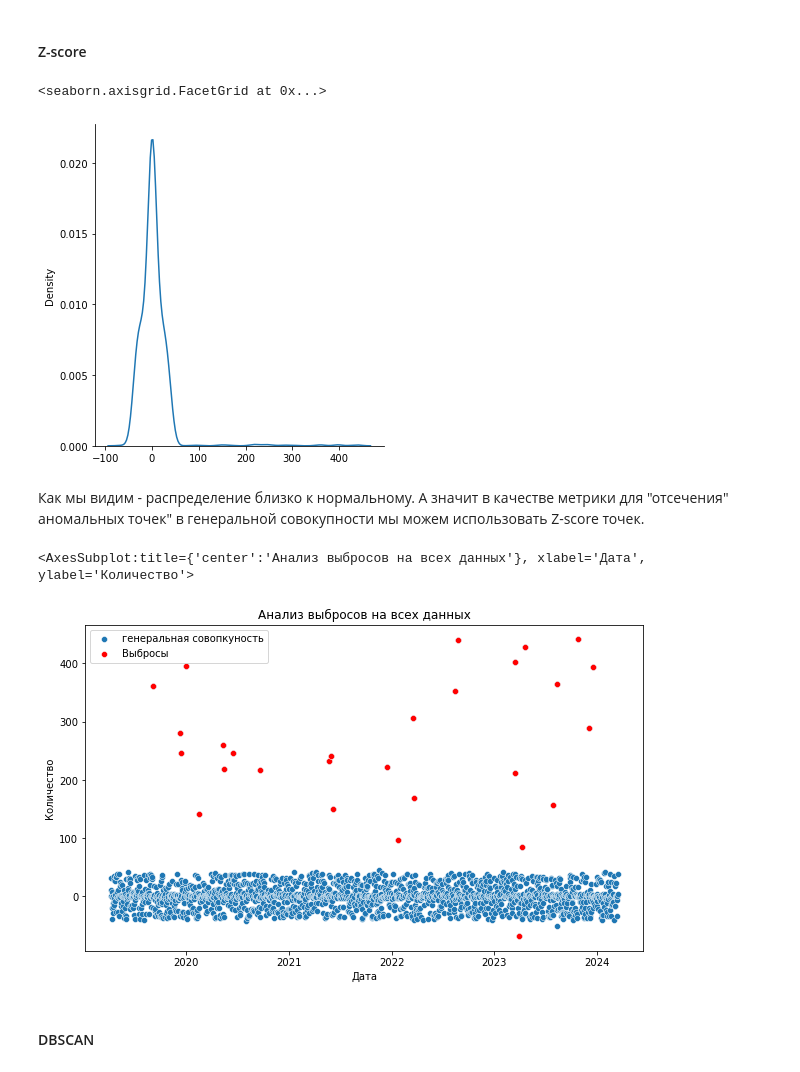
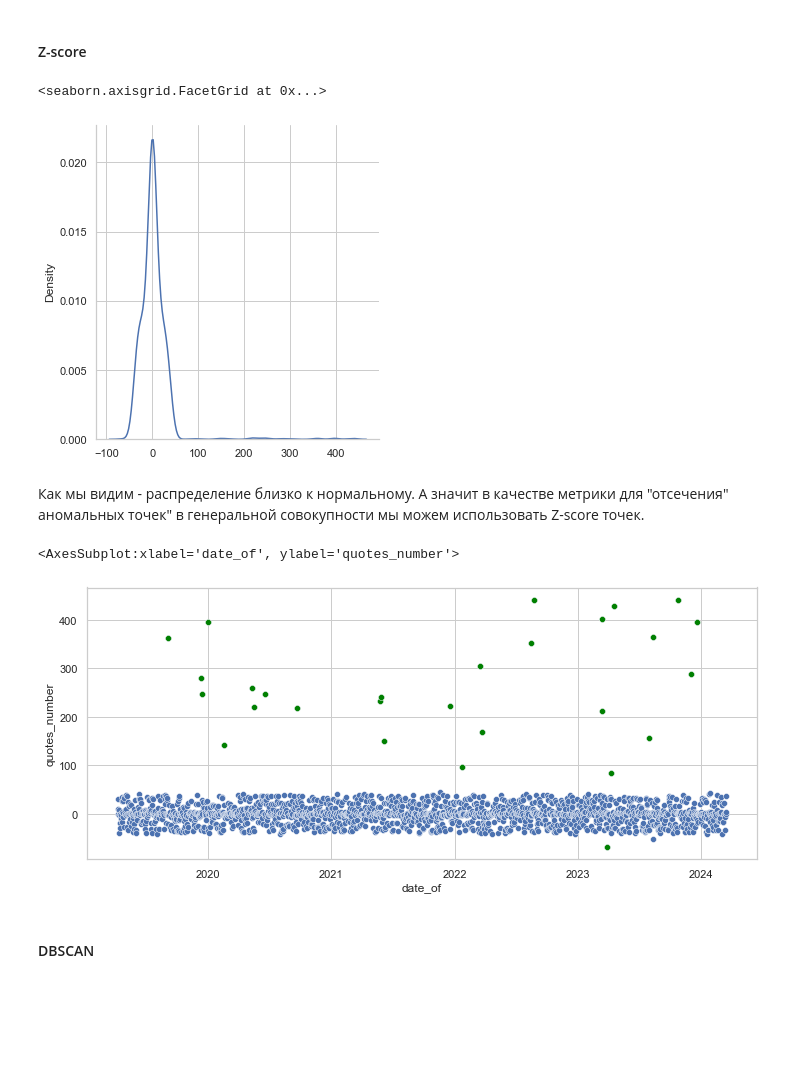
Before and after one commit to MaximIgitov/cup_it_24, a Jupyter notebook: DublicatesVersion.ipynb, the cells around one changed output. Cells and saved outputs as stored; diff of their text form; code cells hidden in the pictures; blank space fills up the shorter version.

```diff
--- a/DublicatesVersion.ipynb
+++ b/DublicatesVersion.ipynb
@@ -132,0 +128,9 @@ data_real_sum_indexes.plot(figsize = (15, 5))
+# %%
+sns.set(style="whitegrid")
+plt.figure(figsize = (15, 6))
+sns.lineplot(data=data_real_sum_indexes, color = sns.color_palette("Greens")[3])
+plt.title('Количество индексов по дням')
+plt.xlabel('Дата')
+plt.ylabel('Количество индексов')
+plt.xlim(data_real_sum_indexes.index[0], data_real_sum_indexes.index[-1])
+plt.show()
@@ -185,0 +197,9 @@ data_anomaly_detection.loc[data_anomaly_detection > -10].plot(figsize = (15, 5))
+# %%
+sns.set(style="whitegrid")
+plt.figure(figsize = (15, 6))
+sns.lineplot(data=data_anomaly_detection.loc[data_anomaly_detection > -10], color = sns.color_palette("Greens")[3])
+plt.title('Разница рядов')
+plt.xlabel('Дата')
+plt.ylabel('Разница')
+plt.xlim(data_anomaly_detection.index[0], data_anomaly_detection.index[-1])
+plt.show()
@@ -549,7 +571,7 @@ data_anomaly_autoregression.plot(figsize = (20,10))
 sns.displot(data=data_anomaly_autoregression, kind="kde")
 # %% [output]
 <seaborn.axisgrid.FacetGrid at 0x...>
-[figure, old version]
+[figure, new version]
 # %% [markdown]
 Как мы видим - распределение близко к нормальному. А значит в качестве метрики для "отсечения" аномальных точек" в генеральной совокупности мы можем использовать Z-score точек.
 # %%
@@ -558,21 +580,21 @@ df_num ['date_of'] = df_num.index
 # %%
 from scipy import stats
 
-plt.figure(figsize=(10, 6))
-sns.scatterplot(x='date_of', y='quotes_number', data=df_num, label='генеральная совопкуность')
-plt.title('Анализ выбросов на всех данных')
-plt.xlabel('Дата')
-plt.ylabel('Количество')
+plt.figure(figsize=(12, 5))
+sns.scatterplot(x='date_of', y='quotes_number', data=df_num)
+plt.title('')
+plt.xlabel('')
+plt.ylabel('')
 
 z_scores = stats.zscore(df_num['quotes_number'])
 threshold = 1.8
 outliers = df_num[(z_scores > threshold) | (z_scores < -threshold)]
 
 # Отмечаем выбросы на графике
-sns.scatterplot(x='date_of', y='quotes_number', data=outliers, color='red', label='Выбросы')
+sns.scatterplot(x='date_of', y='quotes_number', data=outliers, color='green')
 # %% [output]
-<AxesSubplot:title={'center':'Анализ выбросов на всех данных'}, xlabel='Дата', ylabel='Количество'>
+<AxesSubplot:xlabel='date_of', ylabel='quotes_number'>
-[figure, old version]
+[figure, new version]
 # %% [markdown]
 #### DBSCAN
 # %%
```
Also changed, not shown: parts of 28 cells of this notebook.
